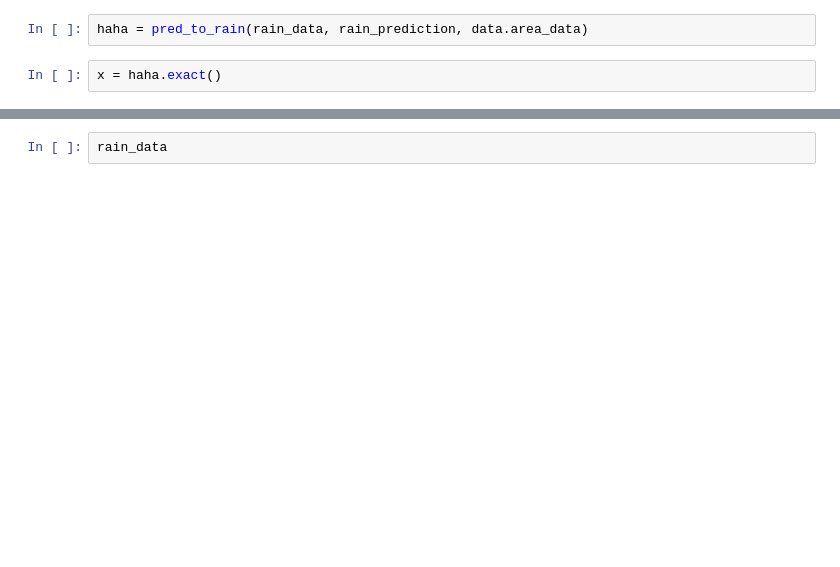
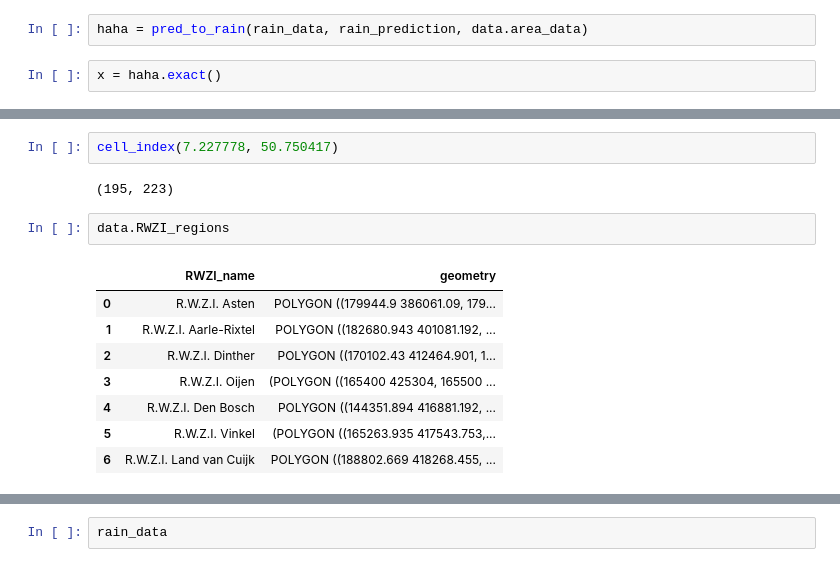
Before and after one commit to JalkapalloX/JBG060-Data-Challenge-3, a Jupyter notebook: Utility/pred_to_rain.ipynb, the cells around one changed output, grey strips where cells are left out. Cells and saved outputs as stored; diff of their text form; blank space fills up the shorter version.

```diff
--- a/Utility/pred_to_rain.ipynb
+++ b/Utility/pred_to_rain.ipynb
@@ -120,0 +315,15 @@ x
+# %%
+cell_index(7.227778, 50.750417)
+# %% [output]
+(195, 223)
+# %%
+data.RWZI_regions
+# %% [output]
+|  | RWZI_name | geometry |
+| 0 | R.W.Z.I. Asten | POLYGON ((179944.9 386061.09, 179... |
+| 1 | R.W.Z.I. Aarle-Rixtel | POLYGON ((182680.943 401081.192, ... |
+| 2 | R.W.Z.I. Dinther | POLYGON ((170102.43 412464.901, 1... |
+| 3 | R.W.Z.I. Oijen | (POLYGON ((165400 425304, 165500 ... |
+| 4 | R.W.Z.I. Den Bosch | POLYGON ((144351.894 416881.192, ... |
+| 5 | R.W.Z.I. Vinkel | (POLYGON ((165263.935 417543.753,... |
+| 6 | R.W.Z.I. Land van Cuijk | POLYGON ((188802.669 418268.455, ... |
```
Also changed, not shown: parts of 70 cells of this notebook.
